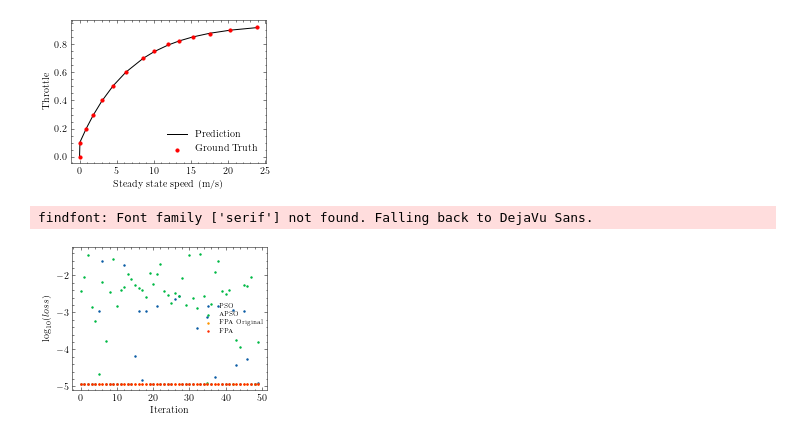
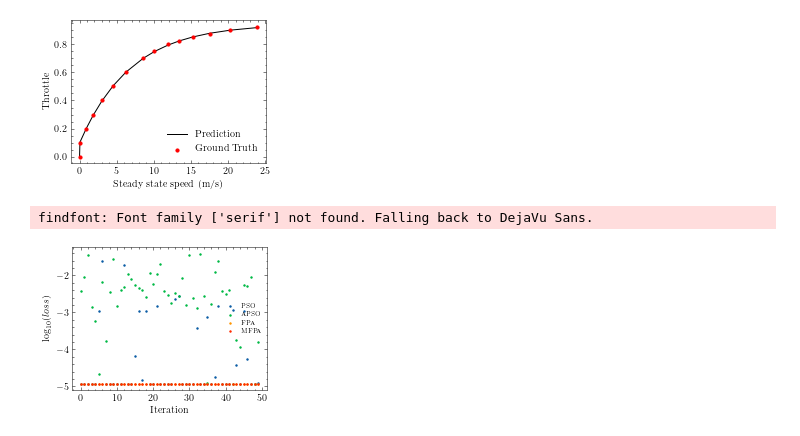
Before and after one commit to fadamsyah/longitudinal-control-based-nature-inspired-optimization, a Jupyter notebook: ssr/Analysis/Analysis.ipynb, the cells around one changed output. Cells and saved outputs as stored; diff of their text form; code cells hidden in the pictures.

```diff
--- a/ssr/Analysis/Analysis.ipynb
+++ b/ssr/Analysis/Analysis.ipynb
@@ -136,14 +136,14 @@ findfont: Font family ['serif'] not found. Falling back to DejaVu Sans.
 [figure]
 # %%
 plt.figure()
-names = ['PSO', 'APSO', 'FPA Original', 'FPA']
+names = ['PSO', 'APSO', 'FPA', 'MFPA']
 for i in range(len(dir_names)):
     plt.scatter(df_loss.index.values, np.log10(df_loss[dir_names[i]]), s=2., label=names[i])
 plt.xlabel('Iteration')
 plt.ylabel('$\mathrm{log}_{10}(loss)$')
 plt.legend(prop={'size': 6})
 plt.savefig('img/stability_check.png', dpi=600, transparent=True)
 plt.show()
 # %% [output]
 findfont: Font family ['serif'] not found. Falling back to DejaVu Sans.
-[figure, old version]
+[figure, new version]
```
Also changed, not shown: 11 other files.
